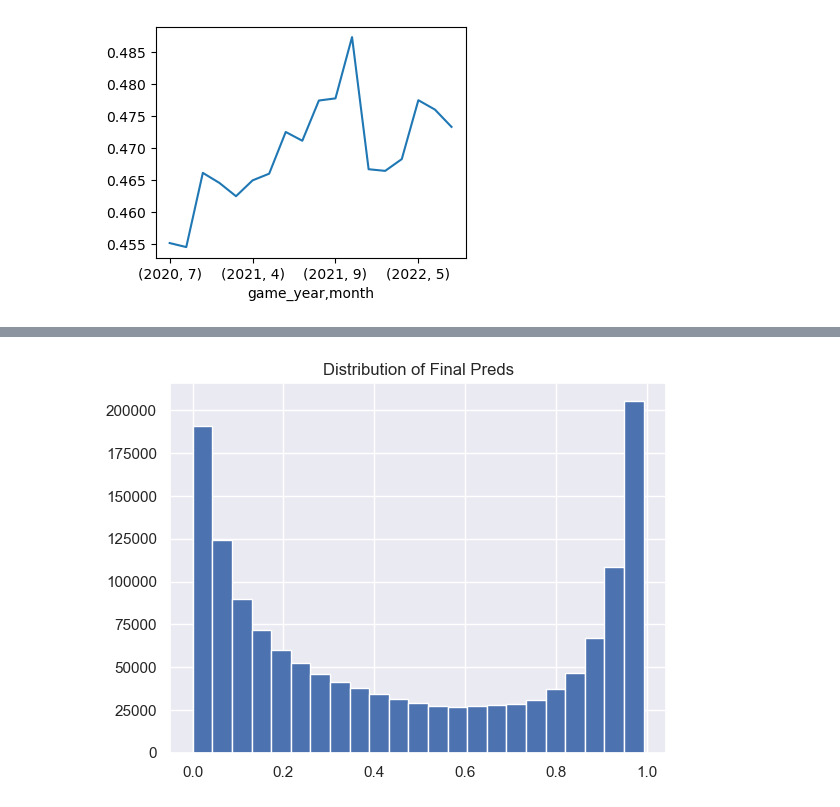
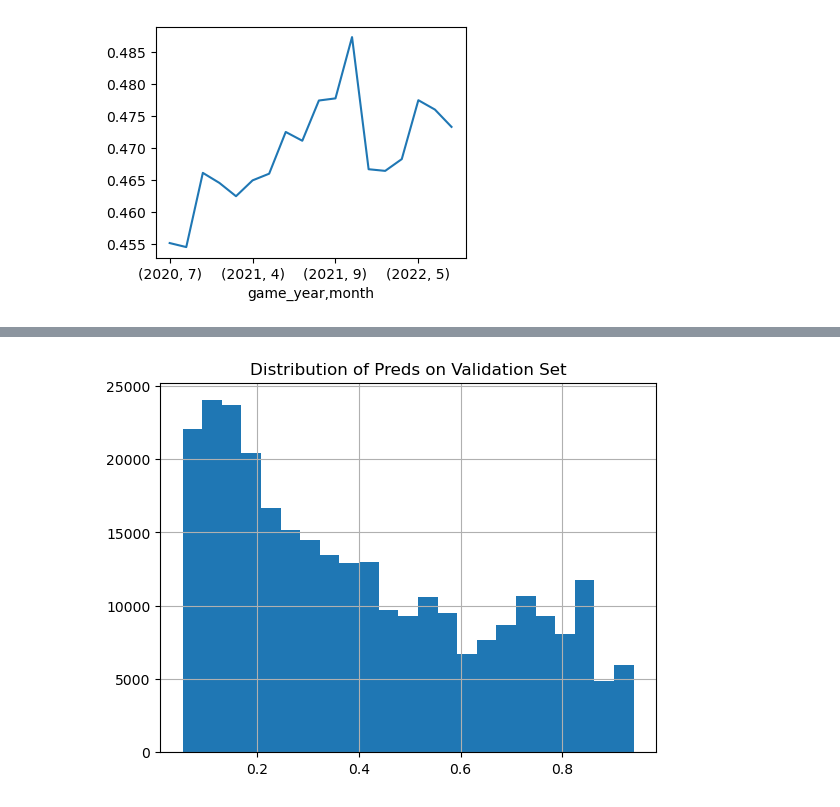
Before and after one commit to yaobviously/nick_wan_home_runs, a Jupyter notebook: nick_wan_swing.ipynb, the cells around one changed output, grey strips where cells are left out. Drawn from its saved outputs; the diff is of its cells as text; code cells hidden in the pictures.

```diff
--- a/nick_wan_swing.ipynb
+++ b/nick_wan_swing.ipynb
@@ -358,26 +425,12 @@ y_train, y_test = y.iloc[:eighty_perc].copy(), y.iloc[eighty_perc:].copy()
 # %%
-cat_columns = X_train.select_dtypes(exclude='number').columns
-cat_indices = [X_train.columns.get_loc(col) for col in cat_columns]
+# now creating a lightgbm model with the optimized hyperparameters
 
-pipeline = Pipeline([
-    ('encoder', OrdinalEncoder(unknown_value=9999999, handle_unknown='use_encoded_value')),
-    ('model', HistGradientBoostingClassifier(learning_rate=0.1,
-                                             max_depth=6,
-                                             min_samples_leaf=4,
-                                             categorical_features=cat_indices,
-                                             scoring='neg_log_loss',
-                                             random_state=24))
-])
-
-# param_grid = {
-#     'model__max_iter': [50, 100, 300],
-# }
-
-# gridsearch = GridSearchCV(pipeline, param_grid=param_grid, cv=5)
-# gridsearch.fit(X_train, y_train)
-
-# print(gridsearch.best_params_)
-pipeline.fit(X_train, y_train)
-
-preds = pipeline.predict_proba(X_test)
-print("the log loss on the test set is:", log_loss(y_test, preds[:,1]))
+lgb_model = lgb.LGBMClassifier(**another_best)
+lgb_model = lgb_model.fit(
+    X_train[important_features],
+    y_train,
+    eval_set=[(X_test, y_test)],
+    categorical_feature=cat_indices,
+    early_stopping_rounds=55,
+    verbose=1
+)
@@ -477,11 +506,9 @@ Pipeline(steps=[('encoder',
 # %%
-# looking at the predicted probabilities on the original dataset
-df_preds = final_model.predict_proba(X[important_features])[:,1]
-training_df['preds'] = df_preds
+# looking at the predicted probabilities on validation set
+preds_val = lgb_model.predict_proba(X_test[important_features])[:,1]
 
-pd.Series(df_preds).hist(bins=23)
-
-plt.title("Distribution of Final Preds")
+pd.Series(preds_val).hist(bins=23)
+plt.title("Distribution of Preds on Validation Set")
 plt.show()
 # %% [output]
-[figure, old version]
+[figure, new version]
```
Also changed, not shown: parts of 24 cells of this notebook.
